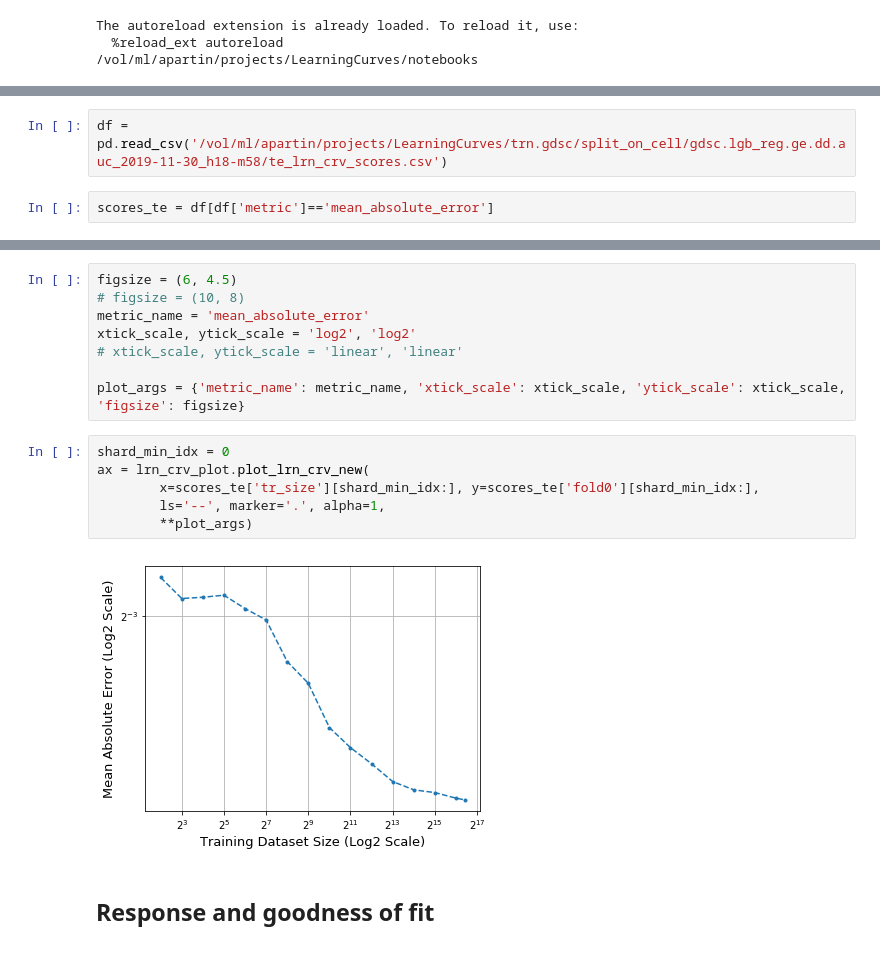
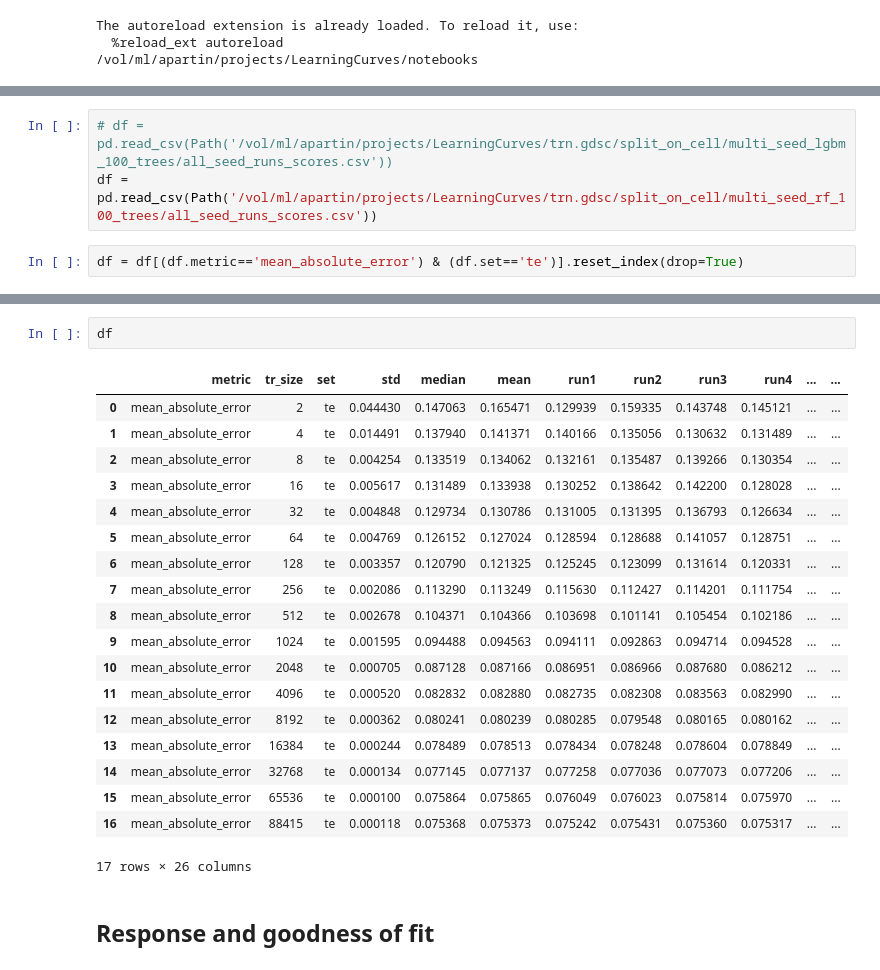
Before and after one commit to adpartin/LearningCurves, a Jupyter notebook: notebooks/sandbox.ipynb, the cells around one changed output, grey strips where cells are left out. Cells and saved outputs as stored; diff of their text form.

```diff
--- a/notebooks/sandbox.ipynb
+++ b/notebooks/sandbox.ipynb
@@ -74,4 +36,5 @@ df.sort_values('mean_absolute_error')[:7]
 # %%
-df = pd.read_csv('/vol/ml/apartin/projects/LearningCurves/trn.gdsc/split_on_cell/gdsc.lgb_reg.ge.dd.auc_2019-11-30_h18-m58/te_lrn_crv_scores.csv')
+# df = pd.read_csv(Path('/vol/ml/apartin/projects/LearningCurves/trn.gdsc/split_on_cell/multi_seed_lgbm_100_trees/all_seed_runs_scores.csv'))
+df = pd.read_csv(Path('/vol/ml/apartin/projects/LearningCurves/trn.gdsc/split_on_cell/multi_seed_rf_100_trees/all_seed_runs_scores.csv'))
 # %%
-scores_te = df[df['metric']=='mean_absolute_error']
+df = df[(df.metric=='mean_absolute_error') & (df.set=='te')].reset_index(drop=True)
@@ -98,19 +41,25 @@ scores_te
-# %%
-figsize = (6, 4.5)
-# figsize = (10, 8)
-metric_name = 'mean_absolute_error'
-xtick_scale, ytick_scale = 'log2', 'log2'
-# xtick_scale, ytick_scale = 'linear', 'linear'
-
-plot_args = {'metric_name': metric_name, 'xtick_scale': xtick_scale, 'ytick_scale': xtick_scale, 'figsize': figsize}
-# %%
-shard_min_idx = 0
-ax = lrn_crv_plot.plot_lrn_crv_new(
-        x=scores_te['tr_size'][shard_min_idx:], y=scores_te['fold0'][shard_min_idx:],
-        ls='--', marker='.', alpha=1,
-        **plot_args)
-# %% [output]
-[figure, removed]
+# %%
+df
+# %% [output]
+|  | metric | tr_size | set | std | median | mean | run1 | run2 | run3 | run4 | ... | ... |
+| 0 | mean_absolute_error | 2 | te | 0.044430 | 0.147063 | 0.165471 | 0.129939 | 0.159335 | 0.143748 | 0.145121 | ... | ... |
+| 1 | mean_absolute_error | 4 | te | 0.014491 | 0.137940 | 0.141371 | 0.140166 | 0.135056 | 0.130632 | 0.131489 | ... | ... |
+| 2 | mean_absolute_error | 8 | te | 0.004254 | 0.133519 | 0.134062 | 0.132161 | 0.135487 | 0.139266 | 0.130354 | ... | ... |
+| 3 | mean_absolute_error | 16 | te | 0.005617 | 0.131489 | 0.133938 | 0.130252 | 0.138642 | 0.142200 | 0.128028 | ... | ... |
+| 4 | mean_absolute_error | 32 | te | 0.004848 | 0.129734 | 0.130786 | 0.131005 | 0.131395 | 0.136793 | 0.126634 | ... | ... |
+| 5 | mean_absolute_error | 64 | te | 0.004769 | 0.126152 | 0.127024 | 0.128594 | 0.128688 | 0.141057 | 0.128751 | ... | ... |
+| 6 | mean_absolute_error | 128 | te | 0.003357 | 0.120790 | 0.121325 | 0.125245 | 0.123099 | 0.131614 | 0.120331 | ... | ... |
+| 7 | mean_absolute_error | 256 | te | 0.002086 | 0.113290 | 0.113249 | 0.115630 | 0.112427 | 0.114201 | 0.111754 | ... | ... |
+| 8 | mean_absolute_error | 512 | te | 0.002678 | 0.104371 | 0.104366 | 0.103698 | 0.101141 | 0.105454 | 0.102186 | ... | ... |
+| 9 | mean_absolute_error | 1024 | te | 0.001595 | 0.094488 | 0.094563 | 0.094111 | 0.092863 | 0.094714 | 0.094528 | ... | ... |
+| 10 | mean_absolute_error | 2048 | te | 0.000705 | 0.087128 | 0.087166 | 0.086951 | 0.086966 | 0.087680 | 0.086212 | ... | ... |
+| 11 | mean_absolute_error | 4096 | te | 0.000520 | 0.082832 | 0.082880 | 0.082735 | 0.082308 | 0.083563 | 0.082990 | ... | ... |
+| 12 | mean_absolute_error | 8192 | te | 0.000362 | 0.080241 | 0.080239 | 0.080285 | 0.079548 | 0.080165 | 0.080162 | ... | ... |
+| 13 | mean_absolute_error | 16384 | te | 0.000244 | 0.078489 | 0.078513 | 0.078434 | 0.078248 | 0.078604 | 0.078849 | ... | ... |
+| 14 | mean_absolute_error | 32768 | te | 0.000134 | 0.077145 | 0.077137 | 0.077258 | 0.077036 | 0.077073 | 0.077206 | ... | ... |
+| 15 | mean_absolute_error | 65536 | te | 0.000100 | 0.075864 | 0.075865 | 0.076049 | 0.076023 | 0.075814 | 0.075970 | ... | ... |
+| 16 | mean_absolute_error | 88415 | te | 0.000118 | 0.075368 | 0.075373 | 0.075242 | 0.075431 | 0.075360 | 0.075317 | ... | ... |
+17 rows × 26 columns
 # %% [markdown]
 ## Response and goodness of fit
 # %%
```
Also changed, not shown: parts of 7 cells of this notebook, 7 other files.
